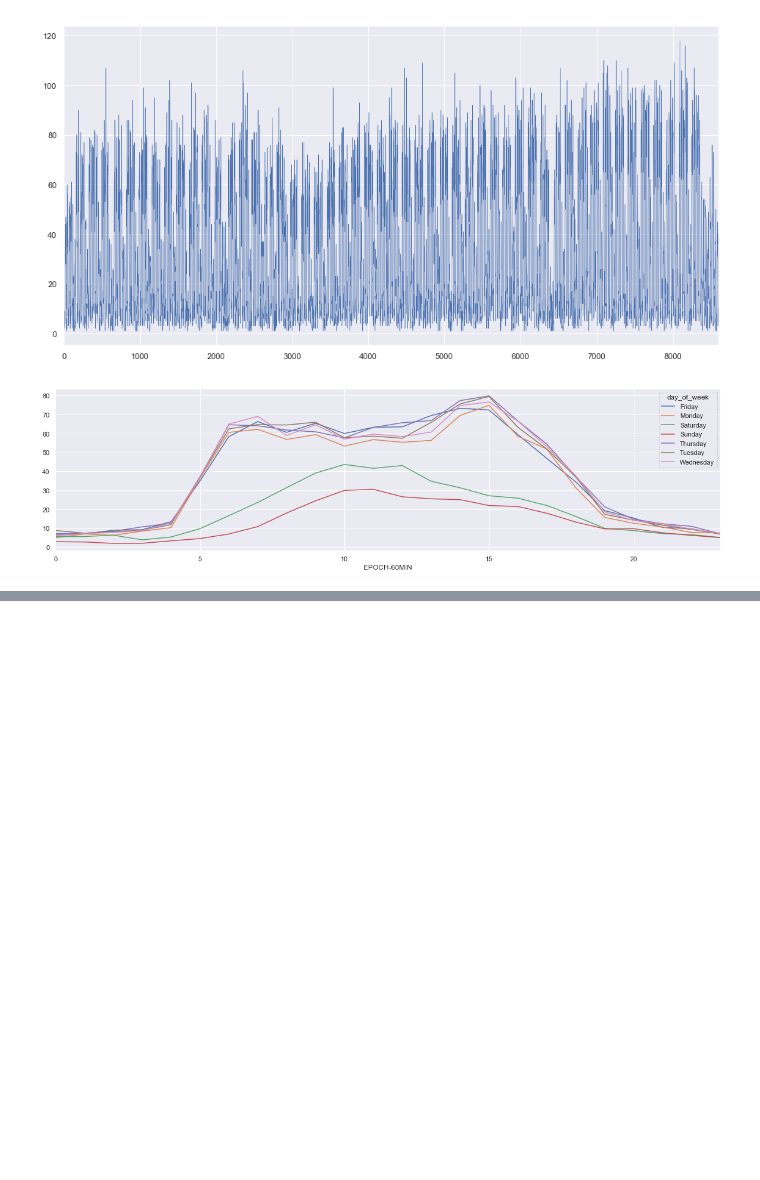
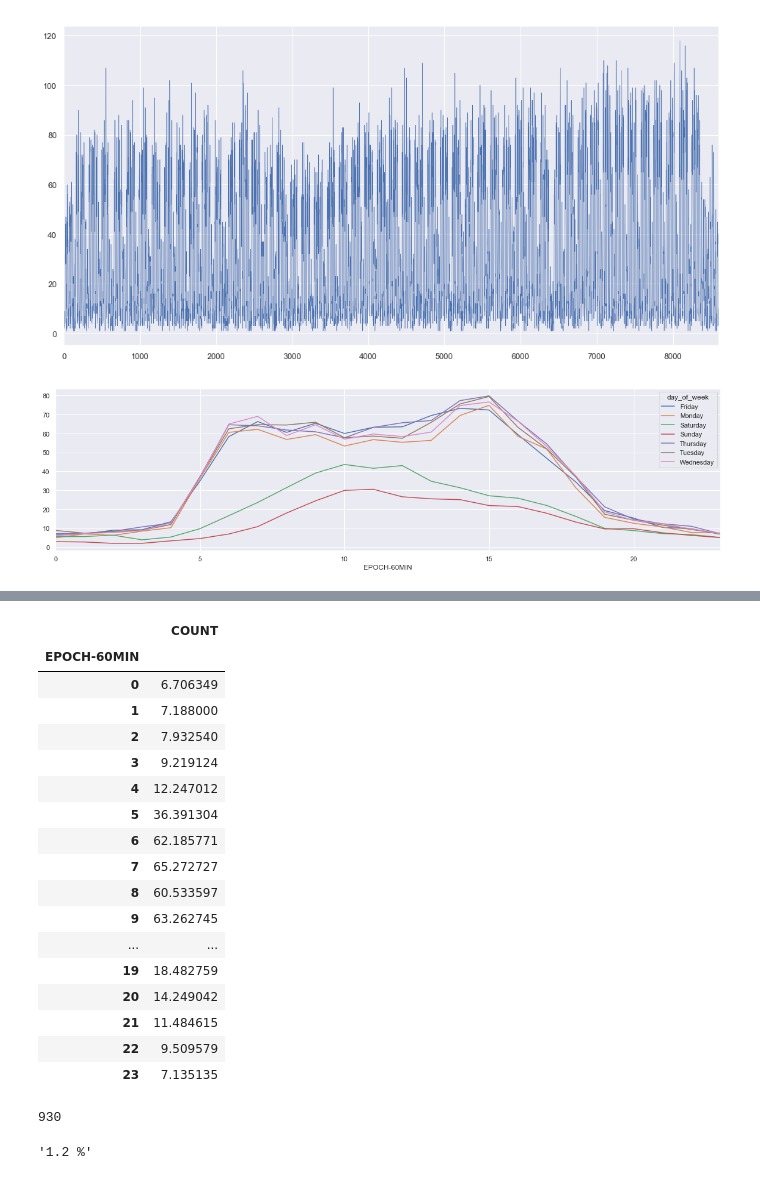
Before and after one commit to jaworra/Jupyter-Notebooks, a Jupyter notebook: here_analysis.ipynb, the cells around one changed output, grey strips where cells are left out. Saved outputs shown, nothing was run; the diff lists cells and outputs as text; code cells hidden in the pictures; blank space fills up the shorter version.

```diff
--- a/here_analysis.ipynb
+++ b/here_analysis.ipynb
@@ -421,0 +373,41 @@ dtype: object
+# %%
+#new dataframe with statistics calculations
+here_links_rel_col_weekdays_by_hour_avg_statistic =here_links_rel_col_weekdays.groupby(['EPOCH-60MIN'])['DATE-TIME','COUNT'].mean()
+#here_links_load_by_hour_avg_statistic['Min']=here_links_all_sites_new_group_time.groupby(['Hour'])['Travel_Time_Sec'].min()
+#here_links_load_by_hour_avg_statistic['Max']=here_links_all_sites_new_group_time.groupby(['Hour'])['Travel_Time_Sec'].max()
+#here_links_load_by_hour_avg_statistic['Median']=here_links_all_sites_new_group_time.groupby(['Hour'])['Travel_Time_Sec'].median()
+
+#add a column with counts to give statistics a reference
+#count_df = here_links_all_sites_new_group_time.groupby(['Hour']).size().reset_index(name='Counts')
+#here_links_load_by_hour_avg_statistic = pd.merge(left=count_df,right=here_links_load_by_hour_avg_statistic, left_on='Hour', right_on='Hour')
+# %%
+here_links_rel_col_weekdays_by_hour_avg_statistic
+# %% [output]
+|  | COUNT |
+| EPOCH-60MIN |  |
+| 0 | 6.706349 |
+| 1 | 7.188000 |
+| 2 | 7.932540 |
+| 3 | 9.219124 |
+| 4 | 12.247012 |
+| 5 | 36.391304 |
+| 6 | 62.185771 |
+| 7 | 65.272727 |
+| 8 | 60.533597 |
+| 9 | 63.262745 |
+| ... | ... |
+| 19 | 18.482759 |
+| 20 | 14.249042 |
+| 21 | 11.484615 |
+| 22 | 9.509579 |
+| 23 | 7.135135 |
+# %%
+aadt_here_link=int(round(here_links_rel_col_weekdays_by_hour_avg_statistic.sum(),-1)) #nearest car
+aadt_here_link
+# %% [output]
+930
+# %%
+aadt_loops = 77905
+str(round(aadt_here_link/aadt_loops *100,1)) + ' %'
+# %% [output]
+'1.2 %'
```
Also changed, not shown: parts of 10 cells of this notebook.
